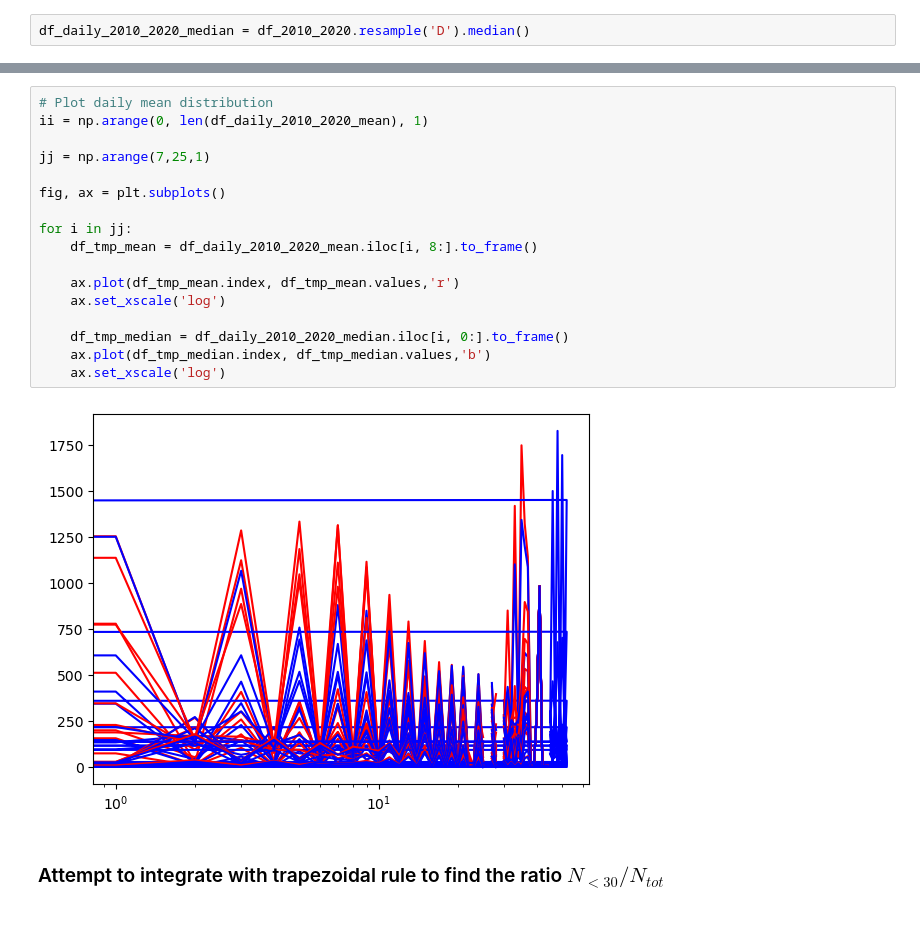
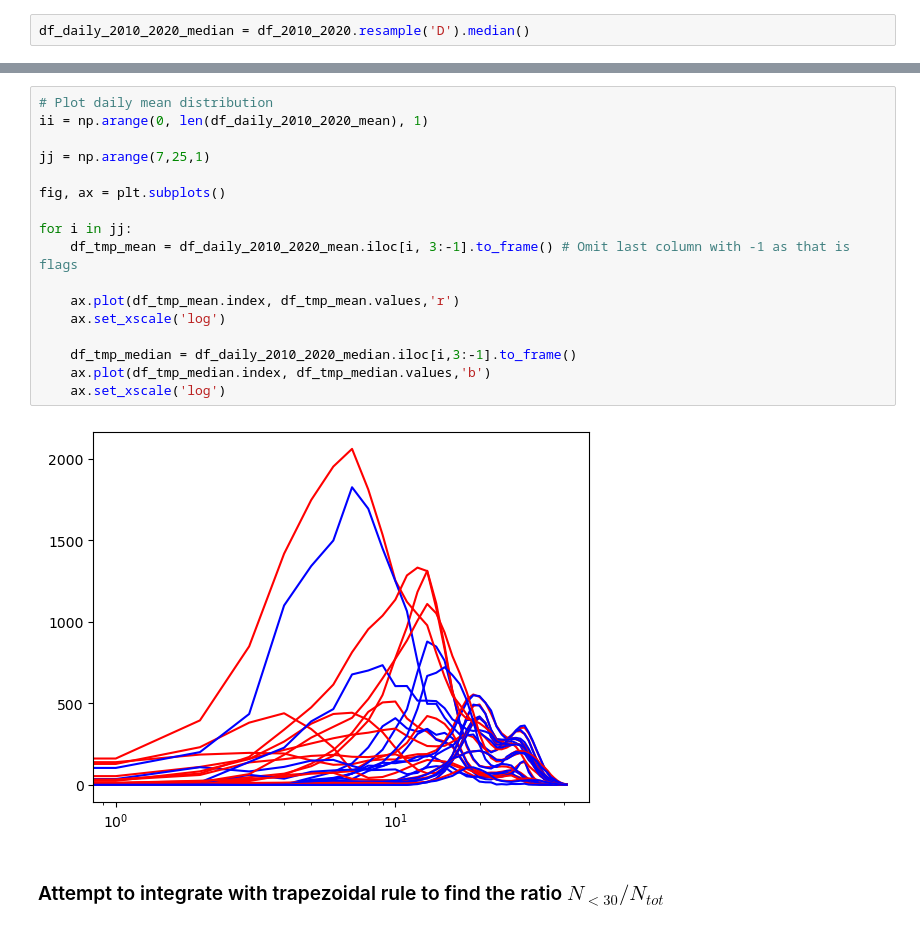
Before and after one commit to eScience-course/Tjaernoe2022-group3, a Jupyter notebook: notebooks/Load and analyze DMPS data.ipynb, the cells around one changed output, grey strips where cells are left out. Cells and saved outputs as stored; diff of their text form.

```diff
--- a/notebooks/Load and analyze DMPS data.ipynb
+++ b/notebooks/Load and analyze DMPS data.ipynb
@@ -97,22 +97,22 @@ df_daily_2010_2020_median = df_2010_2020.resample('D').median()
 # %%
 # Plot daily mean distribution
 ii = np.arange(0, len(df_daily_2010_2020_mean), 1)
 
 jj = np.arange(7,25,1)
 
 fig, ax = plt.subplots()
 
 for i in jj:
-    df_tmp_mean = df_daily_2010_2020_mean.iloc[i, 8:].to_frame()
+    df_tmp_mean = df_daily_2010_2020_mean.iloc[i, 3:-1].to_frame() # Omit last column with -1 as that is flags
 
     ax.plot(df_tmp_mean.index, df_tmp_mean.values,'r')
     ax.set_xscale('log')
 
-    df_tmp_median = df_daily_2010_2020_median.iloc[i, 0:].to_frame()
+    df_tmp_median = df_daily_2010_2020_median.iloc[i,3:-1].to_frame()
     ax.plot(df_tmp_median.index, df_tmp_median.values,'b')
     ax.set_xscale('log')
 # %% [output]
-[figure, old version]
+[figure, new version]
 # %% [markdown]
 ### Attempt to integrate with trapezoidal rule to find the ratio $N_{<30}/N_{tot}$
 # %%
```
Also changed, not shown: parts of 9 cells of this notebook.
